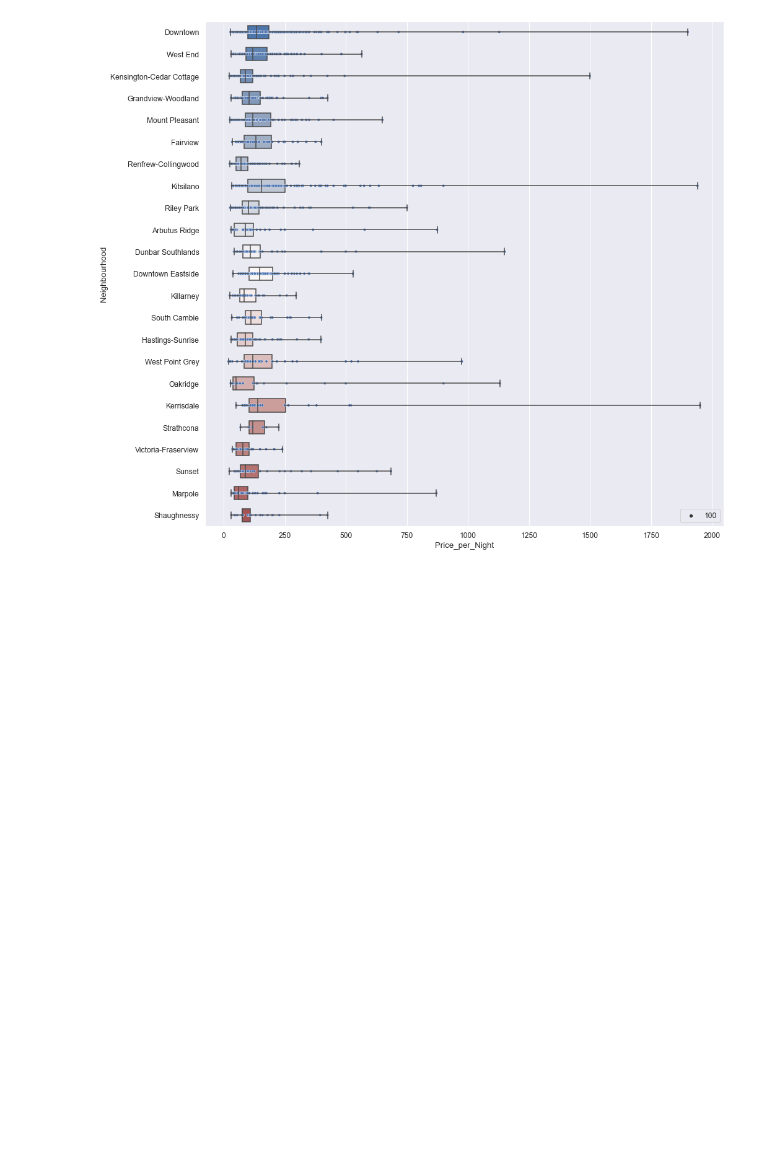
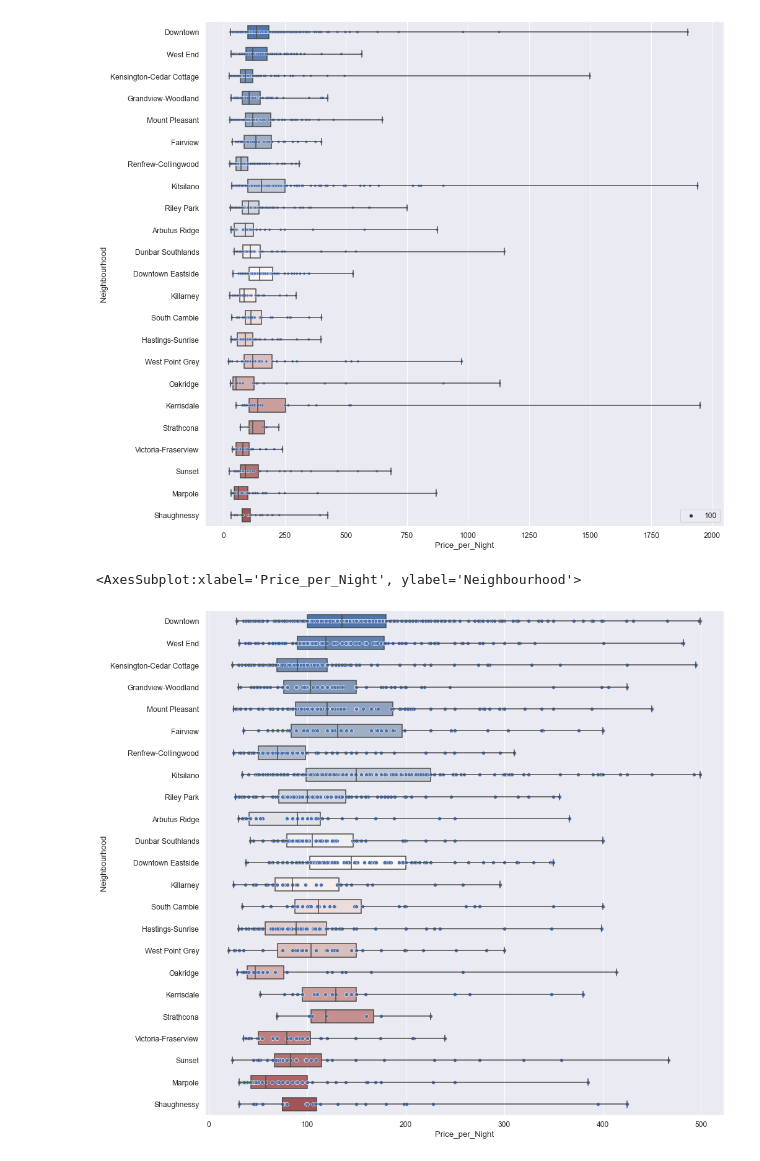
Before and after one commit to data301-2021-summer2/project-group8-project, a Jupyter notebook: analysis/Ahmad Jamal/scriptRunner.ipynb, the cells around one changed output. Saved outputs shown, nothing was run; the diff lists cells and outputs as text; code cells hidden in the pictures; blank space fills up the shorter version.

Commit message:
more graphs to answer more EDA questions

```diff
--- a/analysis/Ahmad Jamal/scriptRunner.ipynb
+++ b/analysis/Ahmad Jamal/scriptRunner.ipynb
@@ -83,3 +86,15 @@ sns.scatterplot(y="Neighbourhood", x="Price_per_Night", data=df, palette="dark:#
 # %% [output]
 <AxesSubplot:xlabel='Price_per_Night', ylabel='Neighbourhood'>
 [figure]
+# %%
+df2 = df.loc[lambda row: row["Price_per_Night"] < 500]
+pd.DataFrame(df2).reset_index()
+sns.boxplot(y="Neighbourhood", x="Price_per_Night", data=df2,
+             whis=[0, 100], width=.6, palette="vlag")
+sns.scatterplot(y="Neighbourhood", x="Price_per_Night", data=df2, palette="dark:#fff")
+
+# This is much better now, I can see the boxplots much more clearly with grater distinction between prices based on location
+# But still the same relation holds true, where places closer to downtown are much pricier and also have more bookings
+# %% [output]
+<AxesSubplot:xlabel='Price_per_Night', ylabel='Neighbourhood'>
+[figure, added]
```
Also changed, not shown: parts of 3 cells of this notebook.
